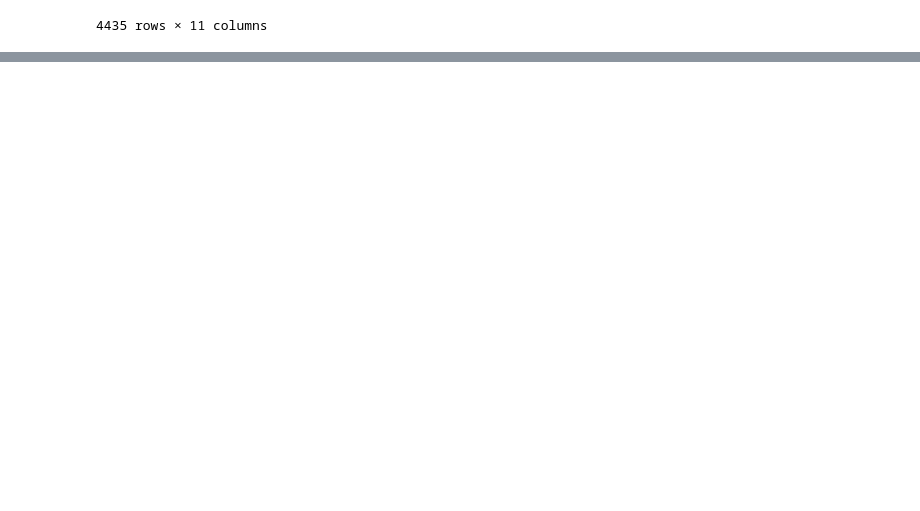
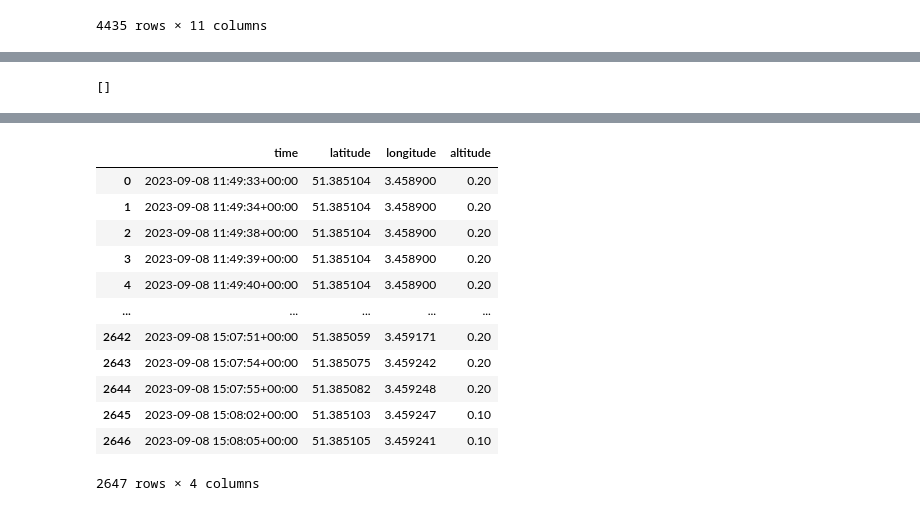
Before and after one commit to martin-ueding/geo-activity-playground, a Jupyter notebook: line-draw-exploration.ipynb, the cells around one changed output, grey strips where cells are left out. Saved outputs shown, nothing was run; the diff lists cells and outputs as text; code cells hidden in the pictures; blank space fills up the shorter version.

```diff
--- a/line-draw-exploration.ipynb
+++ b/line-draw-exploration.ipynb
@@ -72,0 +25,7 @@ datetime.timezone.utc
+# %%
+import pathlib
+import pykml.parser
+
+with open() as f:
+    k = pykml.parser.parse(f)
+print(k)
@@ -72,0 +54,32 @@ datetime.timezone.utc
+# %%
+k.xpath(".//Placemark")
+# %% [output]
+[]
+# %%
+import xmltodict
+import dateutil.parser
+
+with open(
+    pathlib.Path(
+        "~/Dokumente/Karten/Playground-Directory/Activities/Zwin-2.kml"
+    ).expanduser(),
+    "rb",
+) as f:
+    kml_dict = xmltodict.parse(f)
+doc = kml_dict["kml"]["Document"]
+keypoint_folder = doc["Folder"]
+placemark = keypoint_folder["Placemark"]
+track = placemark["gx:Track"]
+rows = []
+for when, where in zip(track["when"], track["gx:coord"]):
+    print(when, where)
+    time = dateutil.parser.parse(when).astimezone(datetime.timezone.utc)
+    parts = where.split(" ")
+    if len(parts) == 2:
+        lon, lat = parts
+        alt = None
+    if len(parts) == 3:
+        lon, lat, alt = parts
+    rows.append({"time": time, "latitude": lat, "longitude": lon, "altitude": alt})
+pd.DataFrame(rows)
+# %% [output]
@@ -72,0 +103,13 @@ datetime.timezone.utc
+|  | time | latitude | longitude | altitude |
+| 0 | 2023-09-08 11:49:33+00:00 | 51.385104 | 3.458900 | 0.20 |
+| 1 | 2023-09-08 11:49:34+00:00 | 51.385104 | 3.458900 | 0.20 |
+| 2 | 2023-09-08 11:49:38+00:00 | 51.385104 | 3.458900 | 0.20 |
+| 3 | 2023-09-08 11:49:39+00:00 | 51.385104 | 3.458900 | 0.20 |
+| 4 | 2023-09-08 11:49:40+00:00 | 51.385104 | 3.458900 | 0.20 |
+| ... | ... | ... | ... | ... |
+| 2642 | 2023-09-08 15:07:51+00:00 | 51.385059 | 3.459171 | 0.20 |
+| 2643 | 2023-09-08 15:07:54+00:00 | 51.385075 | 3.459242 | 0.20 |
+| 2644 | 2023-09-08 15:07:55+00:00 | 51.385082 | 3.459248 | 0.20 |
+| 2645 | 2023-09-08 15:08:02+00:00 | 51.385103 | 3.459247 | 0.10 |
+| 2646 | 2023-09-08 15:08:05+00:00 | 51.385105 | 3.459241 | 0.10 |
+2647 rows × 4 columns
```
Also changed, not shown: parts of 13 cells of this notebook, 3 other files.
